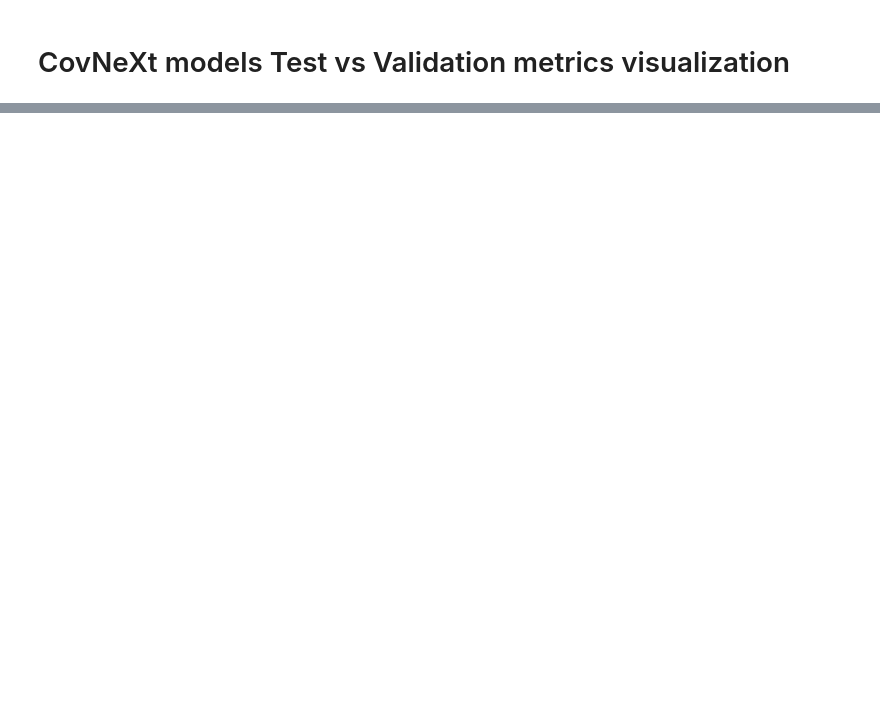
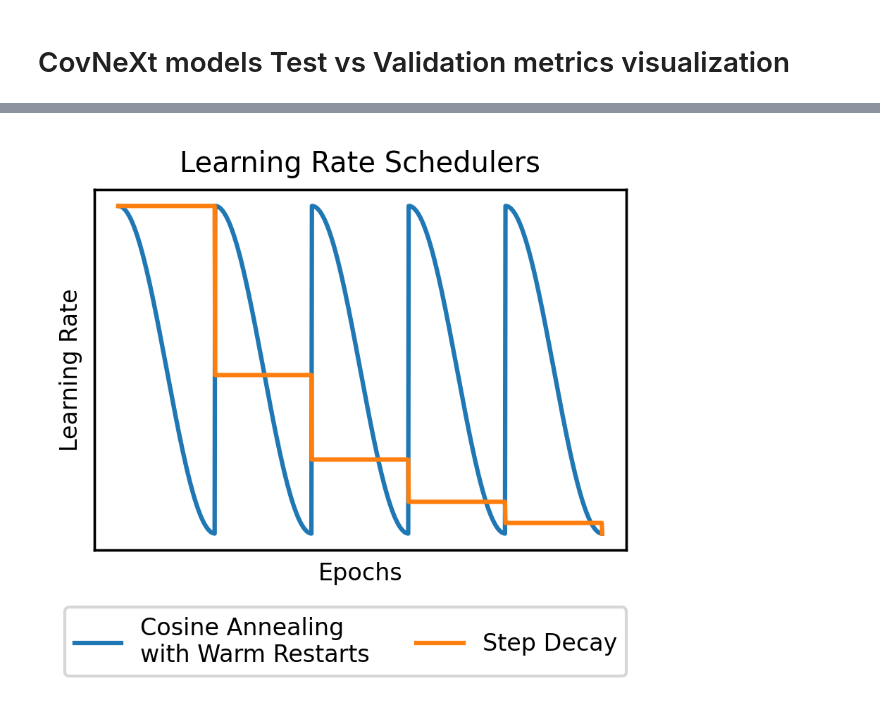
Before and after one commit to Deepfake-Detection-KKO/deepfake-detection, a Jupyter notebook: experiment_result_viz.ipynb, the cells around one changed output, grey strips where cells are left out. Cells and saved outputs as stored; diff of their text form; code cells hidden in the pictures; blank space fills up the shorter version.

```diff
--- a/experiment_result_viz.ipynb
+++ b/experiment_result_viz.ipynb
@@ -351,0 +375,38 @@ plt.show()
+# %%
+model = MyModel(model_type = 'ConvNeXt-base-pretrained-clip', device = device)
+optimizer = torch.optim.Adam(model.parameters(), lr=1e-5, weight_decay=1e-3)
+# %%
+fig = plt.figure(figsize = (3.25, 3.25*0.75), dpi = 300)
+lr_scheduler = torch.optim.lr_scheduler.CosineAnnealingWarmRestarts(
+    optimizer, T_0=200, T_mult=1, eta_min=1e-6, last_epoch=-1
+)
+learning_rates = [lr_scheduler.get_last_lr()[0]]
+for epoch in range(1000):
+    lr_scheduler.step()
+    learning_rates.append(lr_scheduler.get_last_lr()[0])
+
+plt.plot(learning_rates[:-1], label = 'Cosine Annealing\nwith Warm Restarts')
+# plt.ylim([0, 1.2e-5])
+plt.yticks([])
+plt.ylabel("Learning Rate")
+plt.xlabel("Epochs")
+
+lr_scheduler = torch.optim.lr_scheduler.StepLR(
+    optimizer, step_size=200, gamma=0.5
+)
+learning_rates = [lr_scheduler.get_last_lr()[0]]
+for epoch in range(1000):
+    lr_scheduler.step()
+    learning_rates.append(lr_scheduler.get_last_lr()[0])
+plt.twinx()
+plt.plot(learning_rates, color = 'C1', label = 'Step Decay')
+# plt.ylim([0, 1.2e-5])
+plt.yticks([])
+plt.xticks([])
+fig.legend(loc = 'lower center', ncol = 3)
+plt.subplots_adjust(bottom = 0.25, top = 0.95, wspace = 0.1)
+plt.title("Learning Rate Schedulers")
+plt.savefig(os.path.join(OUTPUT_DIR, "learning_rate_schedulers.png"), bbox_inches='tight')
+plt.show()
+# %% [output]
+[figure, added]
```
Also changed, not shown: parts of 5 cells of this notebook, 4 other files.
